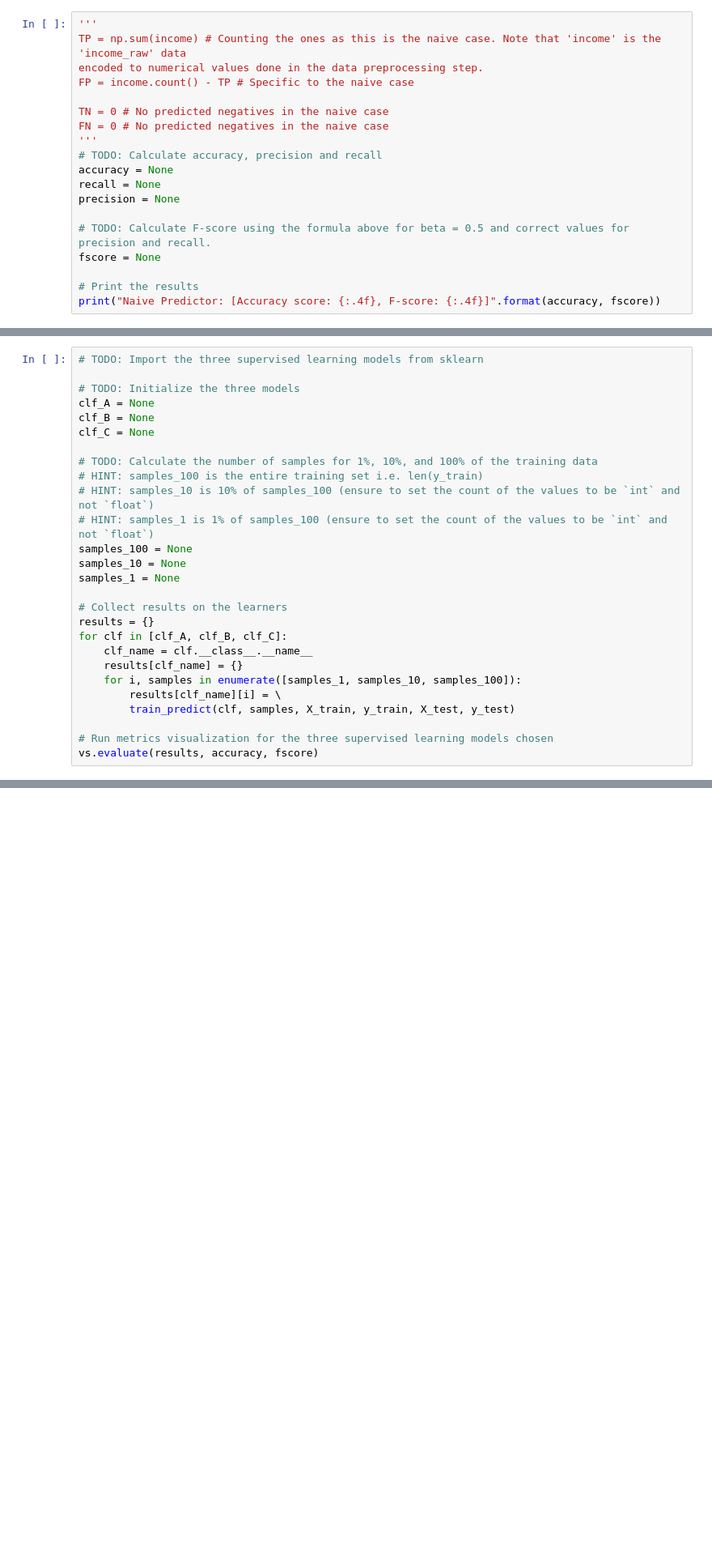
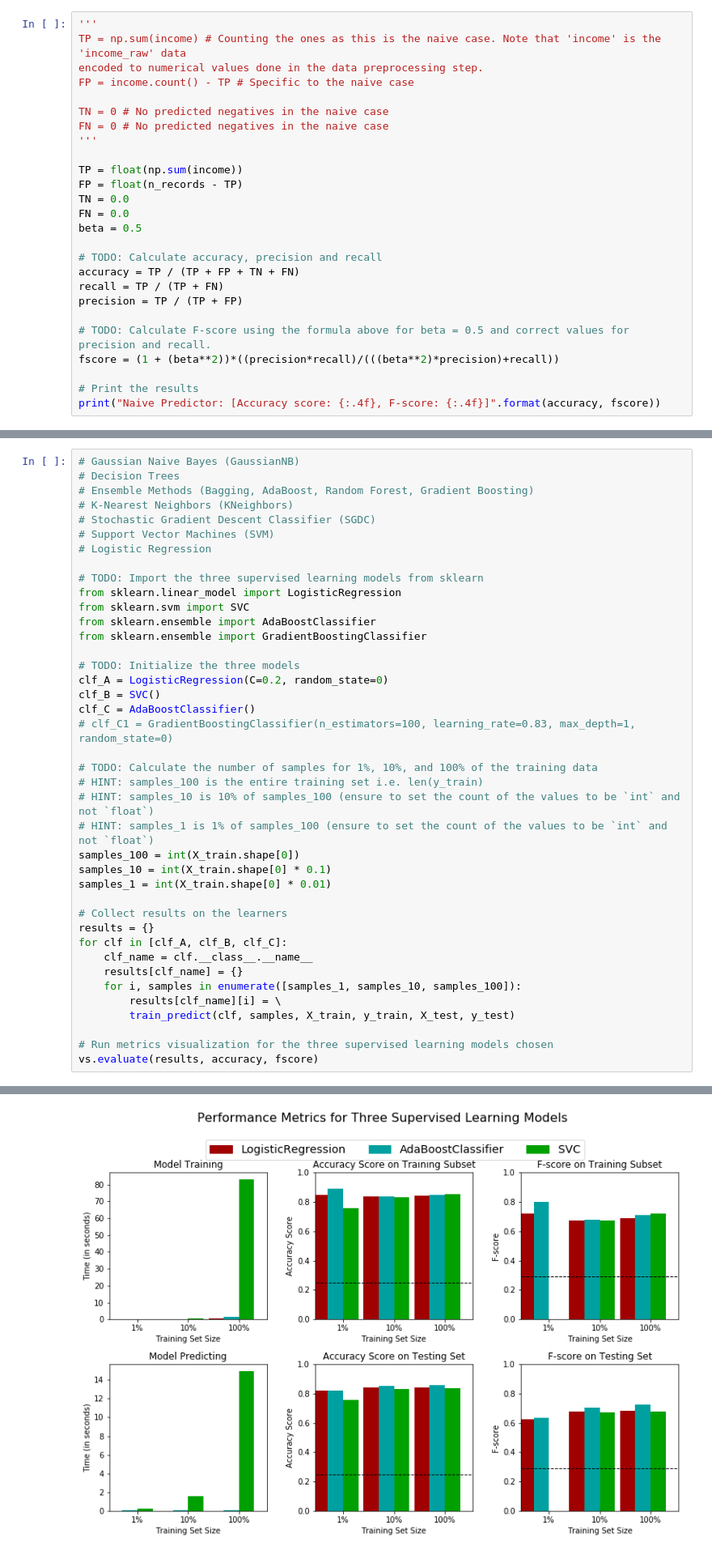
Before and after one commit to citrus09/machine-learning, a Jupyter notebook: projects/finding_donors/finding_donors.ipynb, the cells around one changed output, grey strips where cells are left out. Shown: that part at 81% size. Drawn from its saved outputs; the diff is of its cells as text; blank space fills up the shorter version.

```diff
--- a/projects/finding_donors/finding_donors.ipynb
+++ b/projects/finding_donors/finding_donors.ipynb
@@ -228,13 +264,20 @@ FP = income.count() - TP # Specific to the naive case
 TN = 0 # No predicted negatives in the naive case
 FN = 0 # No predicted negatives in the naive case
 '''
+
+TP = float(np.sum(income))
+FP = float(n_records - TP)
+TN = 0.0
+FN = 0.0
+beta = 0.5
+
 # TODO: Calculate accuracy, precision and recall
-accuracy = None
-recall = None
-precision = None
+accuracy = TP / (TP + FP + TN + FN)
+recall = TP / (TP + FN)
+precision = TP / (TP + FP)
 
 # TODO: Calculate F-score using the formula above for beta = 0.5 and correct values for precision and recall.
-fscore = None
+fscore = (1 + (beta**2))*((precision*recall)/(((beta**2)*precision)+recall))
 
 # Print the results
 print("Naive Predictor: [Accuracy score: {:.4f}, F-score: {:.4f}]".format(accuracy, fscore))
@@ -336,20 +415,33 @@ In the code cell, you will need to implement the following:
 
 **Note:** Depending on which algorithms you chose, the following implementation may take some time to run!
 # %%
+# Gaussian Naive Bayes (GaussianNB)
+# Decision Trees
+# Ensemble Methods (Bagging, AdaBoost, Random Forest, Gradient Boosting)
+# K-Nearest Neighbors (KNeighbors)
+# Stochastic Gradient Descent Classifier (SGDC)
+# Support Vector Machines (SVM)
+# Logistic Regression
+
 # TODO: Import the three supervised learning models from sklearn
+from sklearn.linear_model import LogisticRegression
+from sklearn.svm import SVC
+from sklearn.ensemble import AdaBoostClassifier
+from sklearn.ensemble import GradientBoostingClassifier
 
 # TODO: Initialize the three models
-clf_A = None
-clf_B = None
-clf_C = None
+clf_A = LogisticRegression(C=0.2, random_state=0)
+clf_B = SVC()
+clf_C = AdaBoostClassifier()
+# clf_C1 = GradientBoostingClassifier(n_estimators=100, learning_rate=0.83, max_depth=1, random_state=0)
 
 # TODO: Calculate the number of samples for 1%, 10%, and 100% of the training data
 # HINT: samples_100 is the entire training set i.e. len(y_train)
 # HINT: samples_10 is 10% of samples_100 (ensure to set the count of the values to be `int` and not `float`)
 # HINT: samples_1 is 1% of samples_100 (ensure to set the count of the values to be `int` and not `float`)
-samples_100 = None
-samples_10 = None
-samples_1 = None
+samples_100 = int(X_train.shape[0])
+samples_10 = int(X_train.shape[0] * 0.1)
+samples_1 = int(X_train.shape[0] * 0.01)
 
 # Collect results on the learners
 results = {}
@@ -362,3 +454,4 @@ for clf in [clf_A, clf_B, clf_C]:
 
 # Run metrics visualization for the three supervised learning models chosen
 vs.evaluate(results, accuracy, fscore)
+# %% [output]
@@ -364,0 +467 @@ vs.evaluate(results, accuracy, fscore)
+[figure, added]
```
Also changed, not shown: parts of 29 cells of this notebook.
